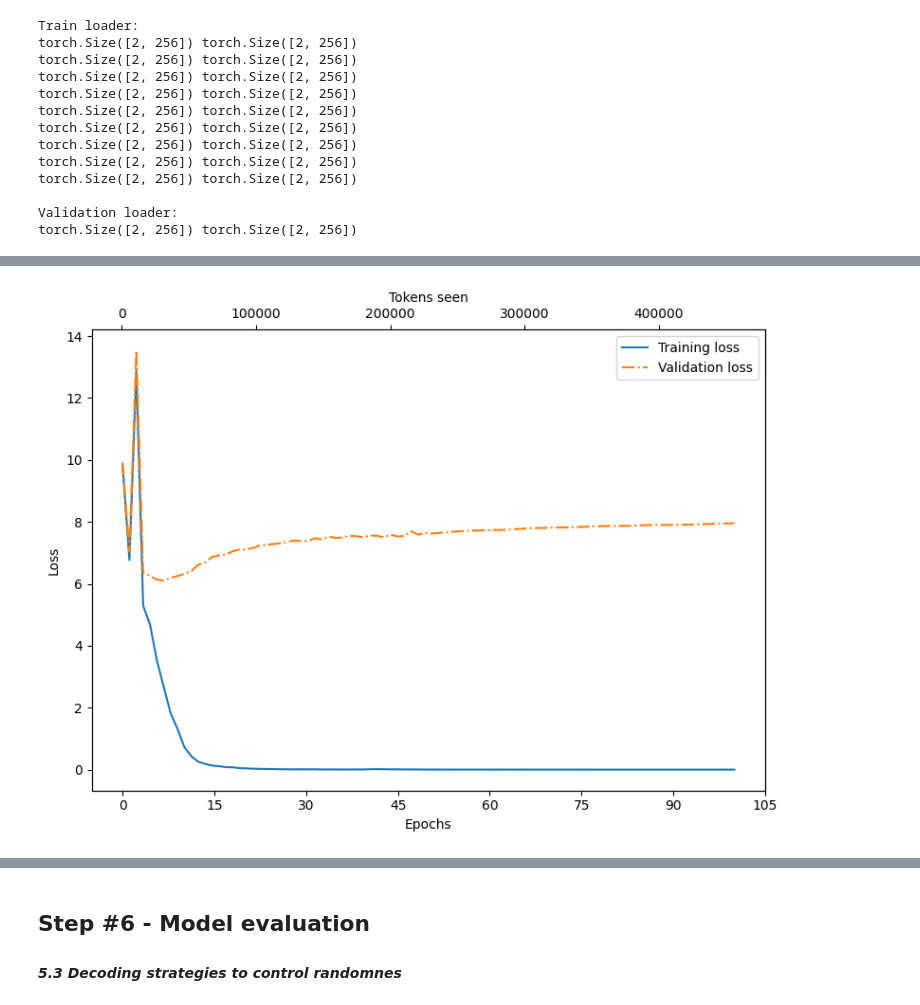
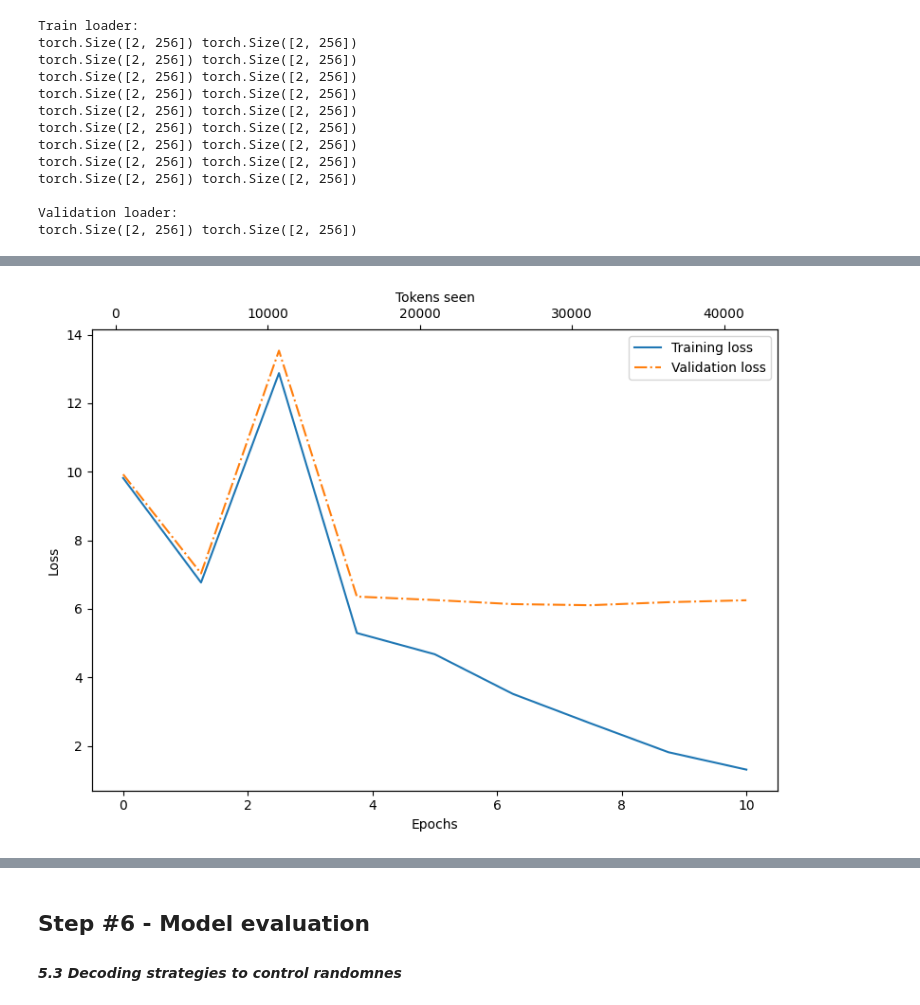
Before and after one commit to shatadrusaha/llm-from-scratch, a Jupyter notebook: llm-from-scratch.ipynb, the cells around one changed output, grey strips where cells are left out. Cells and saved outputs as stored; diff of their text form; code cells hidden in the pictures.

```diff
--- a/llm-from-scratch.ipynb
+++ b/llm-from-scratch.ipynb
@@ -2120,7 +2203,9 @@ tensor([[[[   9.2386,    2.1924,  -15.1032],
 context_vecs = (attn_weights @ values).transpose(1, 2)
 
 # Combine heads, d_out = num_heads * dim_head.
-context_vecs = context_vecs.contiguous().view(b, context_length, d_out)  # Flatten the last two dimensions.
+context_vecs = context_vecs.contiguous().view(
+    b, context_length, d_out
+)  # Flatten the last two dimensions.
 print(f"Context vectors shape (after combining heads): {context_vecs.shape}")
 print(f"Context vectors (after combining heads):\n{context_vecs}\n")
 # %% [output]
@@ -3388,14 +3522,14 @@ def calc_loss_batch(input_batch, target_batch, model, device):
     target_batch = target_batch.to(device)
     logits = model(input_batch)
     loss = torch.nn.functional.cross_entropy(
-        input=logits.flatten(0, 1),
-        target=target_batch.flatten()
+        input=logits.flatten(0, 1), target=target_batch.flatten()
     )
     return loss
 
+
 # Function to calculate average loss over a data loader.
 def calc_loss_loader(data_loader, model, device, num_batches=None):
-    total_loss = 0.
+    total_loss = 0.0
     if len(data_loader) == 0:
         return float("nan")
     elif num_batches is None:
@@ -3409,17 +3543,19 @@ def calc_loss_loader(data_loader, model, device, num_batches=None):
 
     for i, (input_batch, target_batch) in enumerate(data_loader):
         if i < num_batches:
-          loss = calc_loss_batch(
-              input_batch, target_batch, model, device
-          )
-          total_loss += loss.item() # Sum loss for each batch.
+            loss = calc_loss_batch(input_batch, target_batch, model, device)
+            total_loss += loss.item()  # Sum loss for each batch.
         else:
             break
-    return total_loss / num_batches # Average the loss over all batches.
+    return total_loss / num_batches  # Average the loss over all batches.
 # %%
 # Calculate training and validation loss.
 device = torch.device(
-    'cuda' if torch.cuda.is_available() else 'mps' if torch.backends.mps.is_available() else 'cpu'
+    "cuda"
+    if torch.cuda.is_available()
+    else "mps"
+    if torch.backends.mps.is_available()
+    else "cpu"
 )
 # device = 'cpu' # Force using CPU for this example.
 print(f"Using device: '{device}'\n")
@@ -3532,12 +3672,19 @@ model = GPTModel(GPT_CONFIG_124M)
 model.to(device)
 
 optimizer = torch.optim.AdamW(params=model.parameters(), lr=0.0004, weight_decay=0.1)
-num_epochs = 100
+num_epochs = 10
 
 train_losses, val_losses, tokens_seen = train_model_simple(
-    model, dl_train, dl_val, optimizer, device,
-    num_epochs=num_epochs, eval_freq=10, eval_iter=5,
-    start_context="Every effort moves you", tokenizer=tokenizer
+    model,
+    dl_train,
+    dl_val,
+    optimizer,
+    device,
+    num_epochs=num_epochs,
+    eval_freq=10,
+    eval_iter=5,
+    start_context="Every effort moves you",
+    tokenizer=tokenizer,
 )
 # %% [output]
 Epoch 1 (Step 000000): Train loss 9.817, Val loss 9.924
@@ -3564,27 +3711,27 @@ Wall time: 4min 3s
 # %%
 import matplotlib.pyplot as plt
 from matplotlib.ticker import MaxNLocator
 
+
 def plot_losses(epochs_seen, tokens_seen, train_losses, val_losses):
     fig, ax1 = plt.subplots(figsize=(8, 6))
     ax1.plot(epochs_seen, train_losses, label="Training loss")
-    ax1.plot(
-        epochs_seen, val_losses, linestyle="-.", label="Validation loss"
-    )
+    ax1.plot(epochs_seen, val_losses, linestyle="-.", label="Validation loss")
     ax1.set_xlabel("Epochs")
     ax1.set_ylabel("Loss")
     ax1.legend(loc="upper right")
     ax1.xaxis.set_major_locator(MaxNLocator(integer=True))
     ax2 = ax1.twiny()
     ax2.plot(tokens_seen, train_losses, alpha=0)
     ax2.set_xlabel("Tokens seen")
     fig.tight_layout()
     plt.show()
 
+
 epochs_tensor = torch.linspace(0, num_epochs, len(train_losses))
 plot_losses(epochs_tensor, tokens_seen, train_losses, val_losses)
 # %% [output]
-[figure, old version]
+[figure, new version]
 # %% [markdown]
 <div>
 <img src="_docs/52-training-llm-03.png" width="800"/>
```
Also changed, not shown: parts of 83 cells of this notebook, 1 other file.
